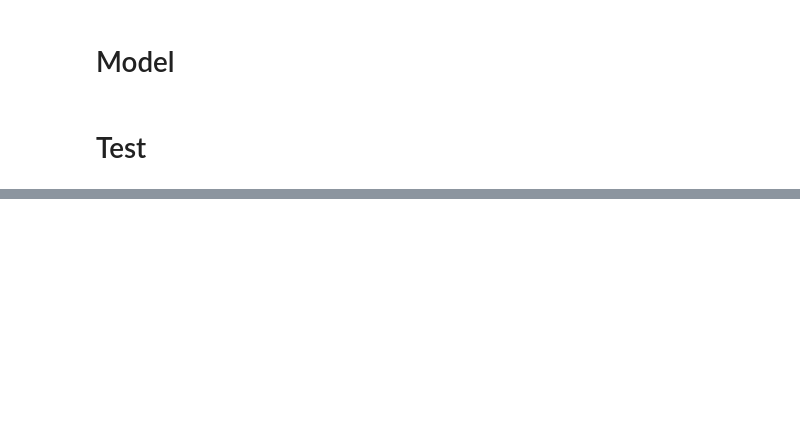
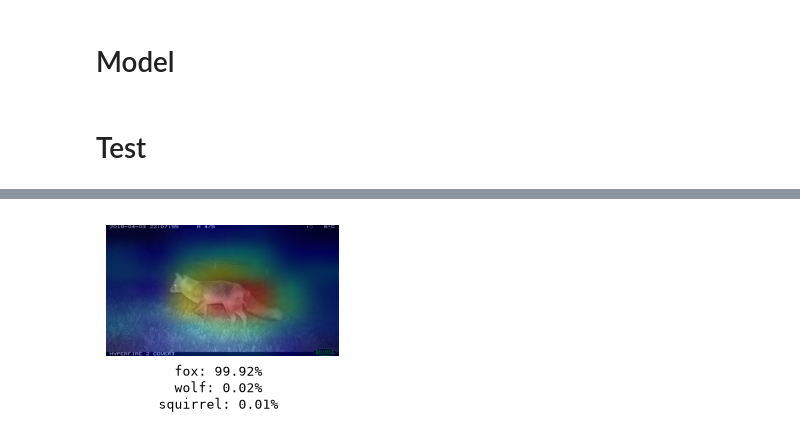
Before and after one commit to pietro-foini/Camera-traps-wild-life, a Jupyter notebook: camera_traps/notebooks/classification/test.ipynb, the cells around one changed output, grey strips where cells are left out. Drawn from its saved outputs; the diff is of its cells as text; code cells hidden in the pictures; blank space fills up the shorter version.

```diff
--- a/camera_traps/notebooks/classification/test.ipynb
+++ b/camera_traps/notebooks/classification/test.ipynb
@@ -143,0 +140,4 @@ display_gradcam(path_image_test, heatmap)
+# %%
+fig
+# %% [output]
+[figure, added]
```
Also changed, not shown: parts of 11 cells of this notebook.
